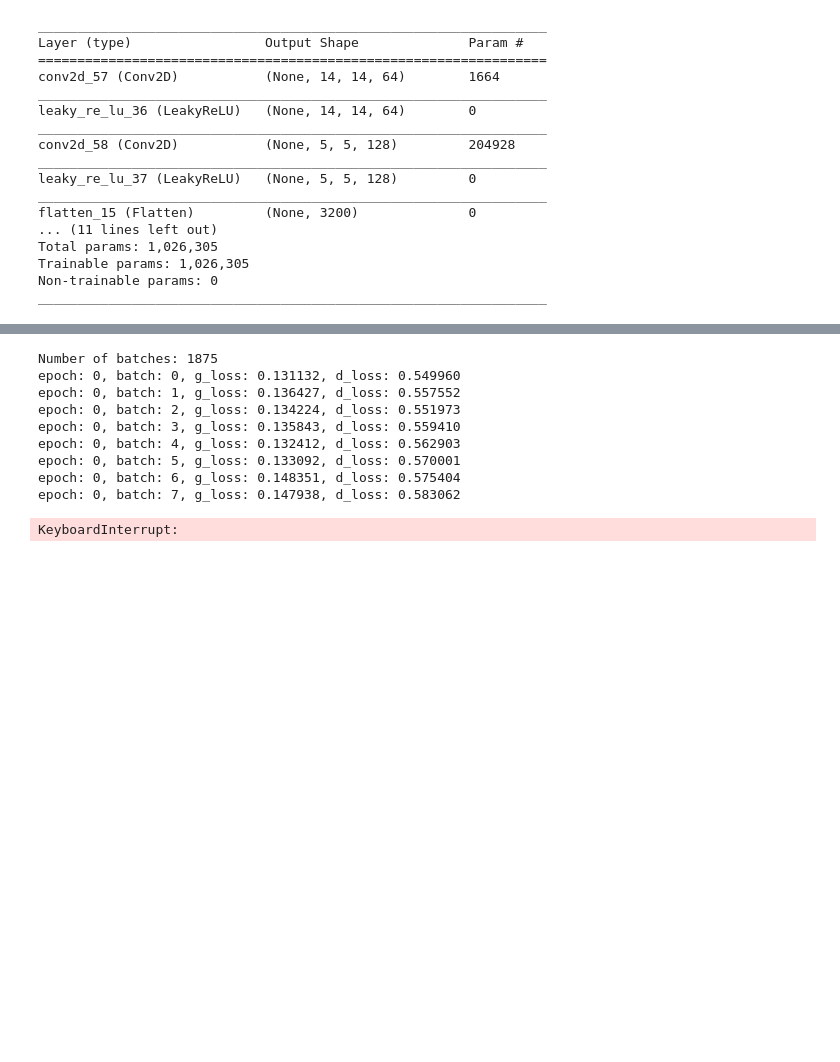
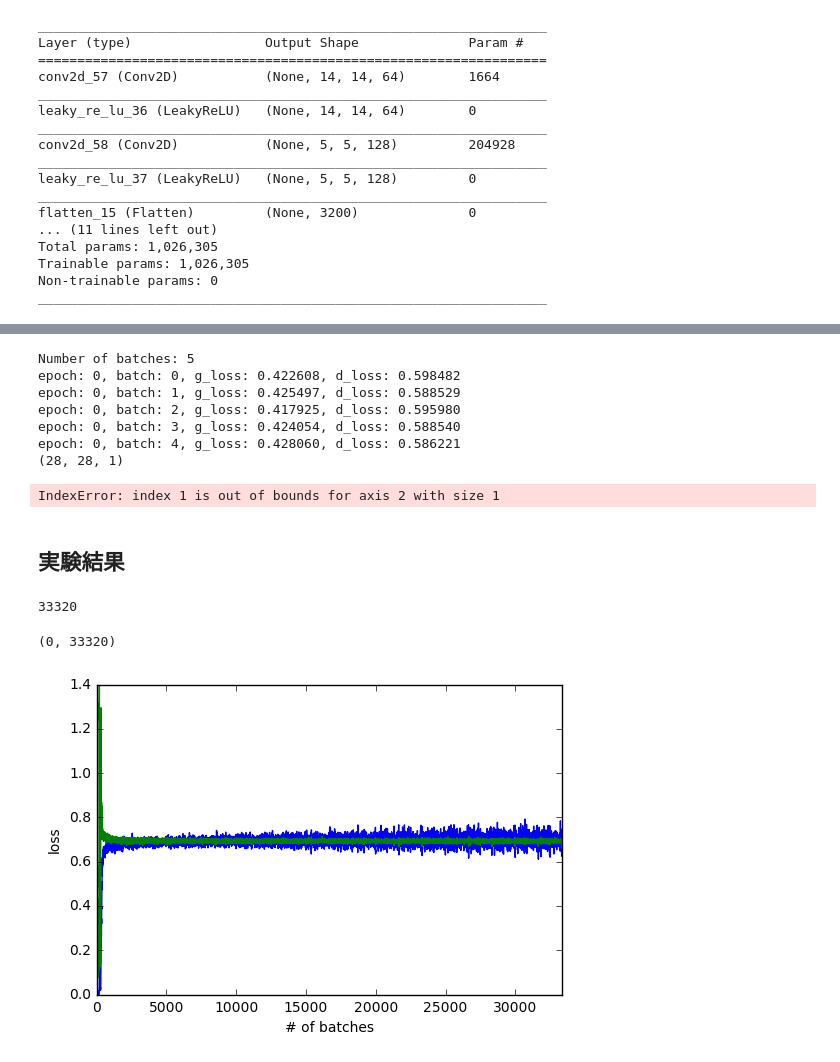
Before and after one commit to aidiary/notebooks, a Jupyter notebook: keras/170612-mnist-dcgan.ipynb, the cells around one changed output, grey strips where cells are left out. Cells and saved outputs as stored; diff of their text form; code cells hidden in the pictures; blank space fills up the shorter version.

```diff
--- a/keras/170612-mnist-dcgan.ipynb
+++ b/keras/170612-mnist-dcgan.ipynb
@@ -108,16 +111,15 @@ def combine_images(generated_images):
     return combined_image
 # %%
-import os
-from keras.datasets import mnist
-from keras.optimizers import Adam
-from PIL import Image
-
-BATCH_SIZE = 32
+BATCH_SIZE = 36
 NUM_EPOCH = 20
 GENERATED_IMAGE_PATH = 'generated_images/'
+MODEL_PATH = 'models/'
 
 if not os.path.exists(GENERATED_IMAGE_PATH):
     os.mkdir(GENERATED_IMAGE_PATH)
+
+if not os.path.exists(MODEL_PATH):
+    os.mkdir(MODEL_PATH)
 
 # MNISTをロード
 (X_train, y_train), (_, _) = mnist.load_data()
@@ -164,6 +166,9 @@ _________________________________________________________________
 # %%
 num_batches = int(X_train.shape[0] / BATCH_SIZE)
 print('Number of batches:', num_batches)
+
+d_loss_history = []
+g_loss_history = []
 
 for epoch in range(NUM_EPOCH):
     for index in range(num_batches):
@@ -181,11 +186,13 @@ for epoch in range(NUM_EPOCH):
         X = np.concatenate((image_batch, generated_images))
         y = [1] * BATCH_SIZE + [0] * BATCH_SIZE
         d_loss = discriminator.train_on_batch(X, y)
+        d_loss_history.append(d_loss)
 
         # generatorを更新
         # generatorは生成画像が本物の画像（ラベル1）と認識されたいため理想となる正解ラベルは1になる
         noise = np.array([np.random.uniform(-1, 1, 100) for _ in range(BATCH_SIZE)])
         g_loss = dcgan.train_on_batch(noise, [1] * BATCH_SIZE)
+        g_loss_history.append(g_loss)
 
         print('epoch: %d, batch: %d, g_loss: %f, d_loss: %f' % (epoch, index, g_loss, d_loss))
 
@@ -195,16 +202,48 @@ for epoch in range(NUM_EPOCH):
     Image.fromarray(image.astype(np.uint8)).save(GENERATED_IMAGE_PATH + 'epoch-%04d.png' % (epoch))
 
     # モデルを保存
-    generator.save('models/generator-%03d-%.2f.h5' % (epoch, g_loss))
-    discriminator.save('models/discriminator-%03d-%.2f.h5' % (epoch, d_loss))
+    generator.save('%s/generator-%03d-%.2f.h5' % (MODEL_PATH, epoch, g_loss))
+    discriminator.save('%s/discriminator-%03d-%.2f.h5' % (MODEL_PATH, epoch, d_loss))
 # %% [output]
-Number of batches: 1875
-epoch: 0, batch: 0, g_loss: 0.131132, d_loss: 0.549960
-epoch: 0, batch: 1, g_loss: 0.136427, d_loss: 0.557552
-epoch: 0, batch: 2, g_loss: 0.134224, d_loss: 0.551973
-epoch: 0, batch: 3, g_loss: 0.135843, d_loss: 0.559410
-epoch: 0, batch: 4, g_loss: 0.132412, d_loss: 0.562903
-epoch: 0, batch: 5, g_loss: 0.133092, d_loss: 0.570001
-epoch: 0, batch: 6, g_loss: 0.148351, d_loss: 0.575404
-epoch: 0, batch: 7, g_loss: 0.147938, d_loss: 0.583062
+Number of batches: 5
+epoch: 0, batch: 0, g_loss: 0.422608, d_loss: 0.598482
+epoch: 0, batch: 1, g_loss: 0.425497, d_loss: 0.588529
+epoch: 0, batch: 2, g_loss: 0.417925, d_loss: 0.595980
+epoch: 0, batch: 3, g_loss: 0.424054, d_loss: 0.588540
+epoch: 0, batch: 4, g_loss: 0.428060, d_loss: 0.586221
+(28, 28, 1)
-KeyboardInterrupt:
+IndexError: index 1 is out of bounds for axis 2 with size 1
+# %%
+with open('g_loss_history.log', 'w') as fp:
+    for x in g_loss_history:
+        fp.write('%f\n' % x)
+
+with open('d_loss_history.log', 'w') as fp:
+    for x in d_loss_history:
+        fp.write('%f\n' % x)
+# %% [markdown]
+## 実験結果
+# %%
+g_loss_history = []
+d_loss_history = []
+with open('g_loss_history.log', 'r') as fp:
+    for line in fp:
+        line = line.rstrip()
+        g_loss_history.append(float(line))
+with open('d_loss_history.log', 'r') as fp:
+    for line in fp:
+        line = line.rstrip()
+        d_loss_history.append(float(line))
+# %%
+len(g_loss_history)
+# %% [output]
+33320
+# %%
+plt.plot(g_loss_history, label='g_loss')
+plt.plot(d_loss_history, label='d_loss')
+plt.xlabel('# of batches')
+plt.ylabel('loss')
+plt.xlim((0, len(g_loss_history)))
+# %% [output]
+(0, 33320)
+[figure, added]
```
Also changed, not shown: parts of 9 cells of this notebook.
